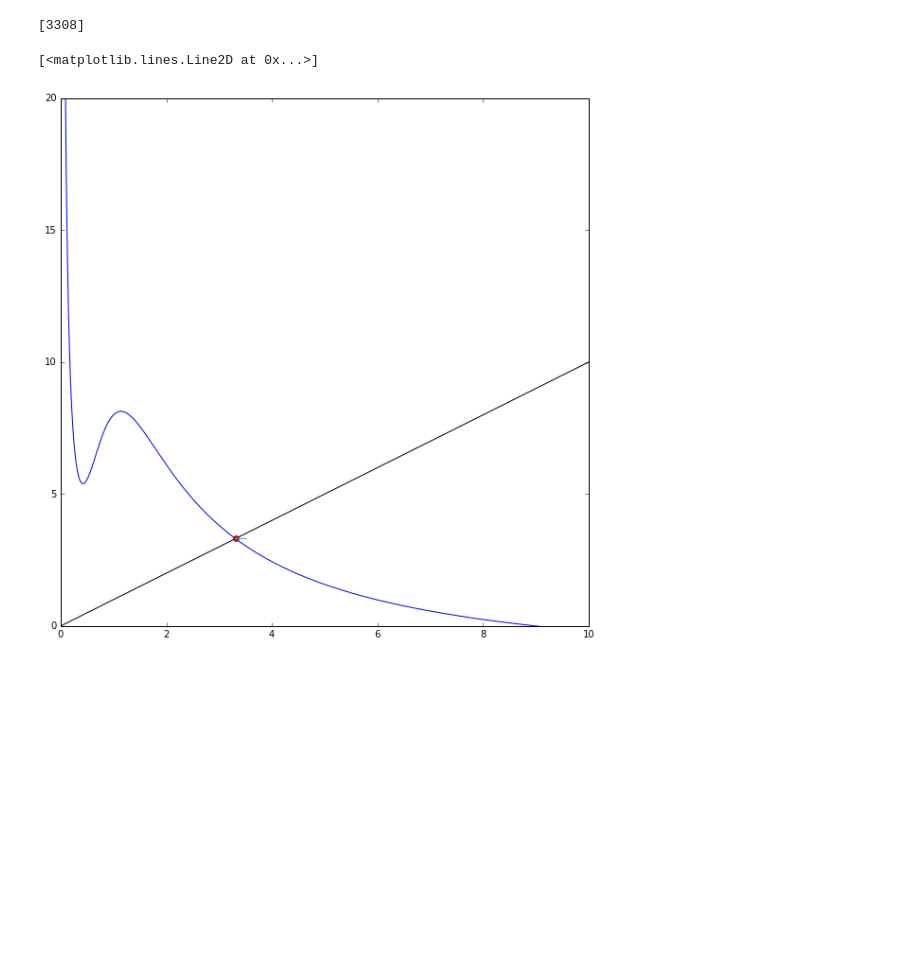
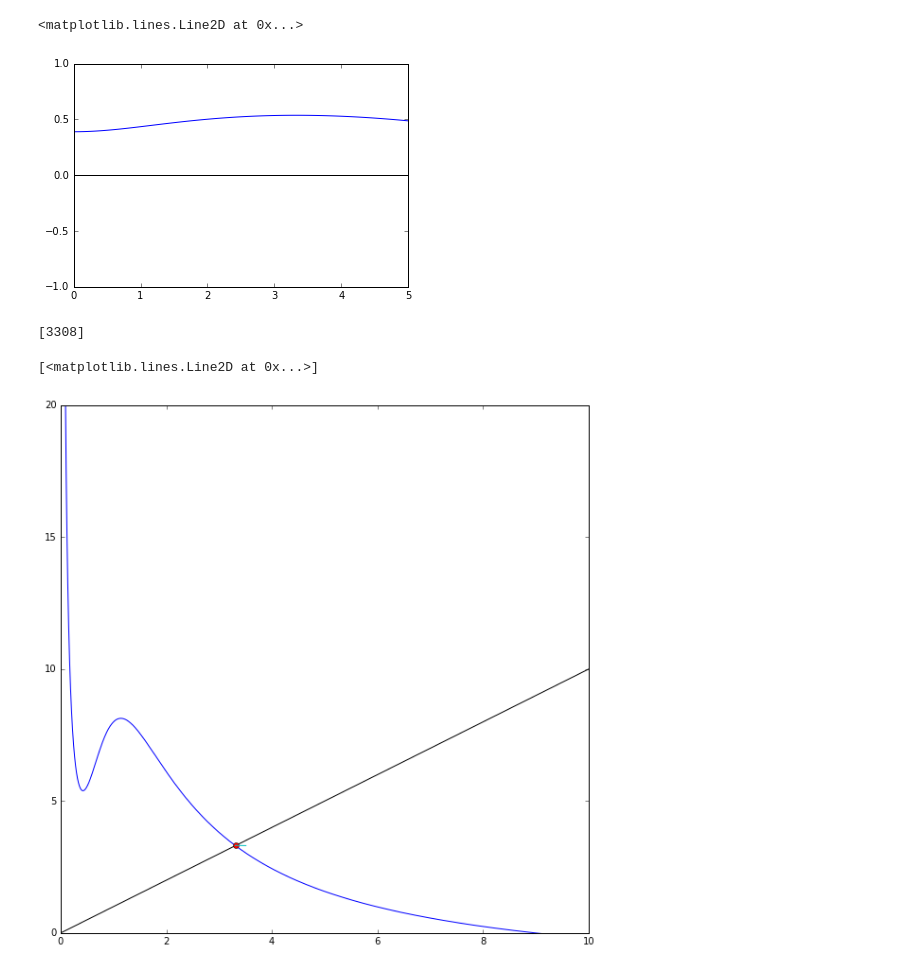
Before and after one commit to baixue0042/pde2d, a Jupyter notebook: src/analysis.ipynb, the cells around one changed output. Cells and saved outputs as stored; diff of their text form; code cells hidden in the pictures; blank space fills up the shorter version.

```diff
--- a/src/analysis.ipynb
+++ b/src/analysis.ipynb
@@ -45,3 +50,26 @@ plt.plot(c[:,0],c[:,1],'c')
+# %%
+k_D=[0.01,0.1,0.001]
+A,I,F = ss[0,0],k_R[5],ss[0,1]
+dfdA=k_R[1]*3*A**2/(A**3+1)*I-(1+k_R[2]*F)
+dfdI=k_R[0]+k_R[1]*A**3/(A**3+1)
+dfdF=k_R[2]*A
+NK=100
+kvec=np.linspace(0,5,100)
+eigVmax=np.zeros(NK)
+for i in range(NK):
+    k=kvec[i]
+    M=[[dfdA-k_D[0]*k**2, dfdI, dfdF],
+       [-dfdA, -dfdI-k_R[4]-k_D[1]*k**2, 0],
+       [k_R[3], 0, -k_R[3]-k_D[2]*k**2]]
+    eigV,eigVc = np.linalg.eig(M)
+    eigVmax[i] = eigV.max()
+
+plt.subplot(111,ylim=[-1,1])
+plt.plot(kvec,eigVmax)
+plt.axhline(0,color='k')
+# %% [output]
+<matplotlib.lines.Line2D at 0x...>
+[figure, added]
 # %%
 k_R = [1,8,0.5,0.1]#k2 vary 0.5-0.9
 plt.figure(figsize=(10,10))
```
Also changed, not shown: parts of 2 cells of this notebook.
